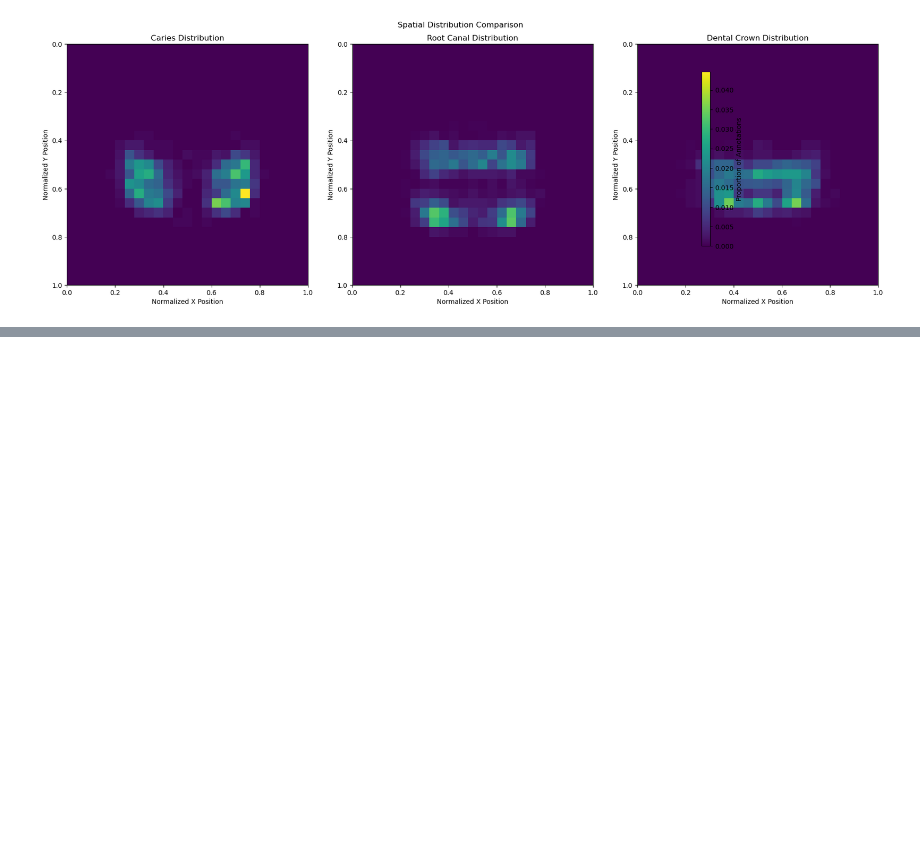
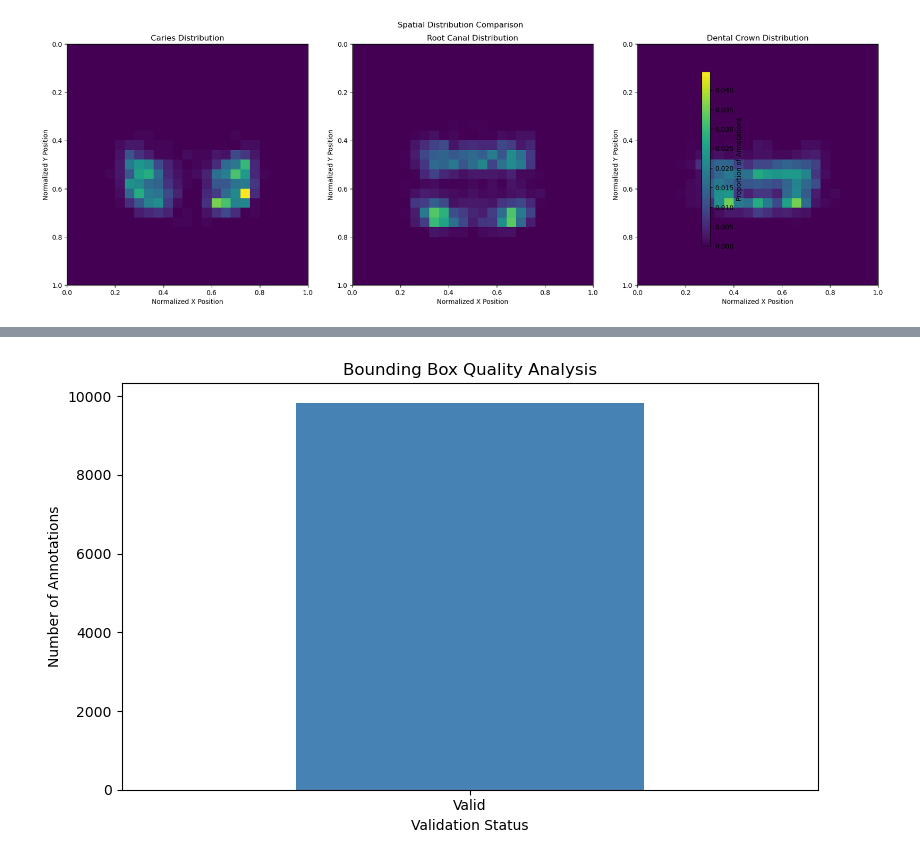
Before and after one commit to amirmahdihaghverdi/dental_p, a Jupyter notebook: MOPG-7/explore.ipynb, the cells around one changed output, grey strips where cells are left out. Cells and saved outputs as stored; diff of their text form; code cells hidden in the pictures; blank space fills up the shorter version.

```diff
--- a/MOPG-7/explore.ipynb
+++ b/MOPG-7/explore.ipynb
@@ -369,0 +432,21 @@ plt.show()
+# %%
+# Visualize bounding box quality
+
+quality_counts = quality_df["issue"].value_counts()
+
+plt.figure(figsize=(8, 5))
+
+quality_counts.plot(
+    kind="bar",
+    color=["steelblue", "tomato"]
+)
+
+plt.title("Bounding Box Quality Analysis")
+plt.xlabel("Validation Status")
+plt.ylabel("Number of Annotations")
+
+plt.xticks(rotation=0)
+plt.tight_layout()
+plt.show()
+# %% [output]
+[figure, added]
```
Also changed, not shown: parts of 11 cells of this notebook.
